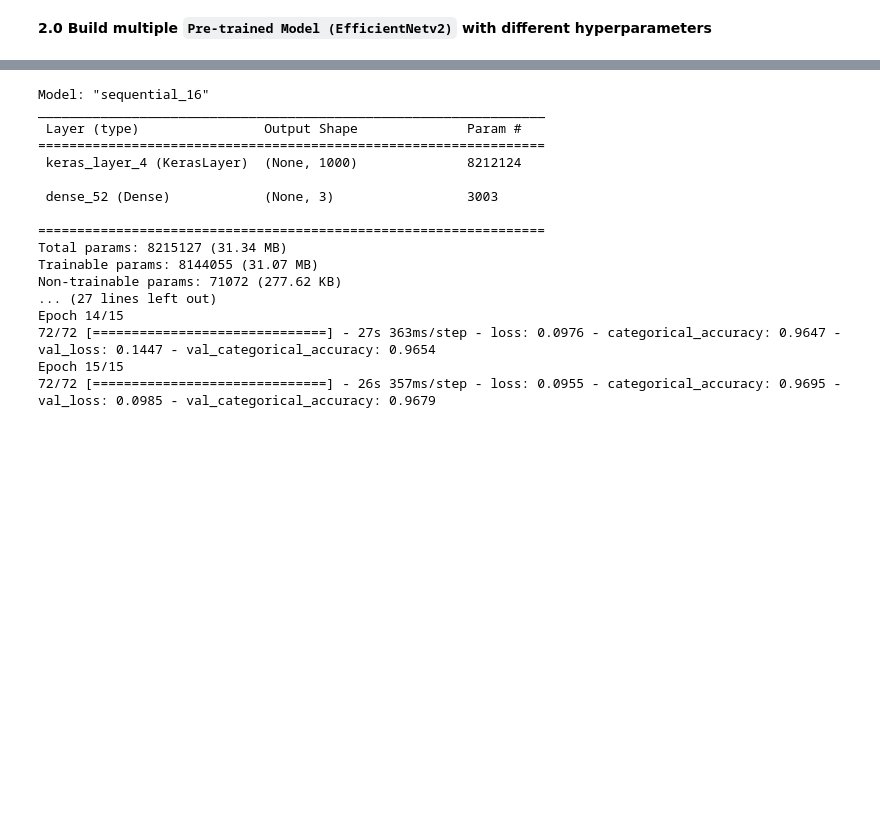
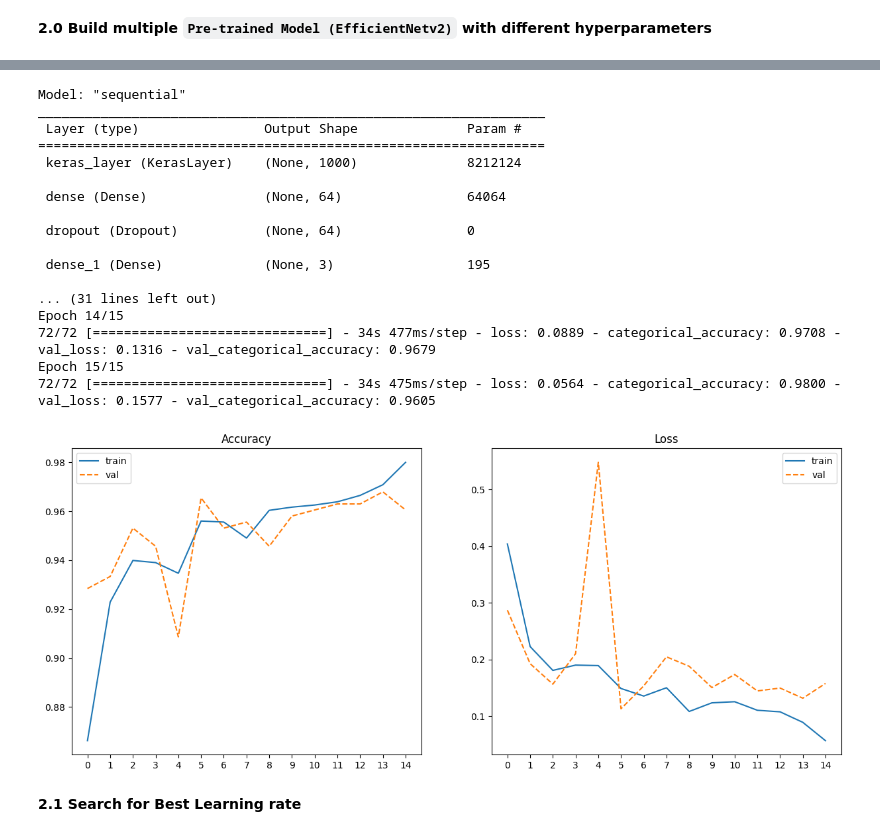
Before and after one commit to M7Saad/SIC-Project, a Jupyter notebook: code.ipynb, the cells around one changed output, grey strips where cells are left out. Cells and saved outputs as stored; diff of their text form; code cells hidden in the pictures; blank space fills up the shorter version.

```diff
--- a/code.ipynb
+++ b/code.ipynb
@@ -155,14 +156,14 @@ def get_builtFromScartchModel(
 
     return model
 # %%
-def get_trained_model(url, inputShape=(224, 224, 3), trainModel=True, lr=0.001):
+def get_trained_model(url, inputShape=(224, 224, 3), trainModel=True, lr=0.001,inner_units=64,dropout_rate=0.2):
     """
     A function to get a trained model from a url
 
     Args:
         url (str): url of the model
         inputShape (tuple, optional): input shape of the model. Defaults to (224, 224, 3).
-        trainModel (bool, optional): whether to train the model. Defaults to True.
+        trainModel (bool, optional): whether to train the model. Defaults to False.
         lr (float, optional): learning rate of the model. Defaults to 0.001.
 
     Returns:
@@ -175,6 +176,8 @@ def get_trained_model(url, inputShape=(224, 224, 3), trainModel=True, lr=0.001):
     model = tf.keras.Sequential(
         [
             feature_extractor_layer,
+            tf.keras.layers.Dense(inner_units, activation="relu"),
+            tf.keras.layers.Dropout(dropout_rate),
             tf.keras.layers.Dense(3, activation="softmax"),  # smoke, normal, fire
         ]
     )
@@ -460,20 +410,42 @@ with tf.device("/device:GPU:0"):
         batch_size=BATCH_SIZE,
     )
 # %% [output]
-Model: "sequential_16"
+Model: "sequential"
 _________________________________________________________________
  Layer (type)                Output Shape              Param #
 =================================================================
- keras_layer_4 (KerasLayer)  (None, 1000)              8212124
+ keras_layer (KerasLayer)    (None, 1000)              8212124
 
- dense_52 (Dense)            (None, 3)                 3003
+ dense (Dense)               (None, 64)                64064
 
-=================================================================
-Total params: 8215127 (31.34 MB)
-Trainable params: 8144055 (31.07 MB)
-Non-trainable params: 71072 (277.62 KB)
-... (27 lines left out)
+ dropout (Dropout)           (None, 64)                0
+
+ dense_1 (Dense)             (None, 3)                 195
+
+... (31 lines left out)
 Epoch 14/15
-72/72 [==============================] - 27s 363ms/step - loss: 0.0976 - categorical_accuracy: 0.9647 - val_loss: 0.1447 - val_categorical_accuracy: 0.9654
+72/72 [==============================] - 34s 477ms/step - loss: 0.0889 - categorical_accuracy: 0.9708 - val_loss: 0.1316 - val_categorical_accuracy: 0.9679
 Epoch 15/15
-72/72 [==============================] - 26s 357ms/step - loss: 0.0955 - categorical_accuracy: 0.9695 - val_loss: 0.0985 - val_categorical_accuracy: 0.9679
+72/72 [==============================] - 34s 475ms/step - loss: 0.0564 - categorical_accuracy: 0.9800 - val_loss: 0.1577 - val_categorical_accuracy: 0.9605
+# %%
+plt.subplots(figsize=(15,6))
+#accuracy
+plt.subplot(1,2,1)
+plt.plot(historyFit.history["categorical_accuracy"], label="train")
+plt.plot(historyFit.history["val_categorical_accuracy"], label="val",linestyle='dashed')
+plt.xticks(np.arange(15))
+plt.title("Accuracy")
+plt.legend()
+#loss
+plt.subplot(1,2,2)
+plt.plot(historyFit.history["loss"], label="train")
+plt.plot(historyFit.history["val_loss"], label="val",linestyle='dashed')
+plt.xticks(np.arange(15))
+plt.title("Loss")
+plt.legend()
+
+plt.show()
+# %% [output]
+[figure, added]
+# %% [markdown]
+**2.1 Search for Best Learning rate**
```
Also changed, not shown: parts of 33 cells of this notebook, 2 other files.
